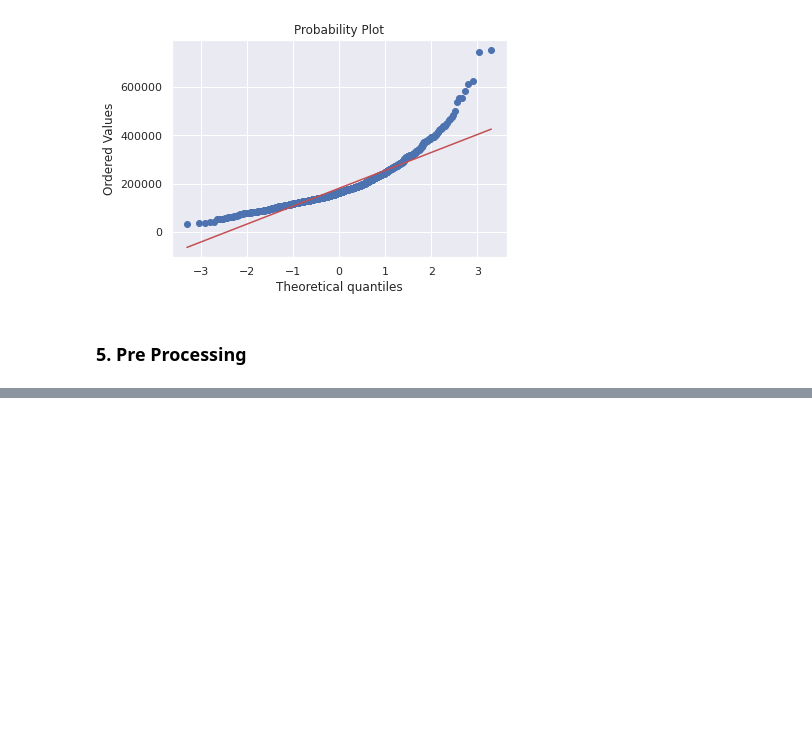
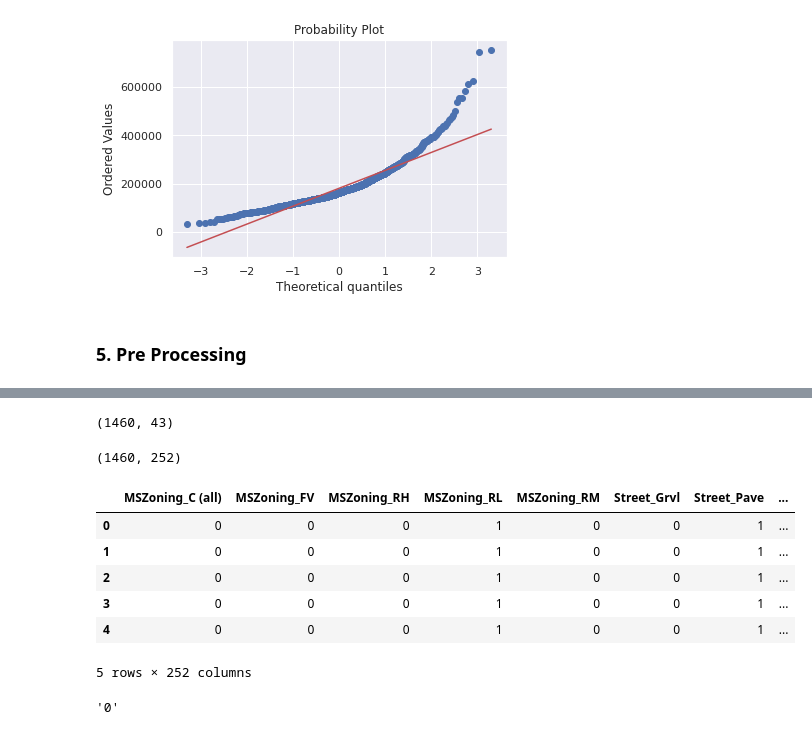
Before and after one commit to amar-ismail522/Data-Science-Machine-Learning-Work, a Jupyter notebook: Project 3 - House Price Prediction - Linear Regression/House Price Prediction - Linear Regression.ipynb, the cells around one changed output, grey strips where cells are left out. Cells and saved outputs as stored; diff of their text form; code cells hidden in the pictures; blank space fills up the shorter version.

```diff
--- a/Project 3 - House Price Prediction - Linear Regression/House Price Prediction - Linear Regression.ipynb
+++ b/Project 3 - House Price Prediction - Linear Regression/House Price Prediction - Linear Regression.ipynb
@@ -234,0 +320,4 @@ y = train.SalePrice
+# %%
+#Differentiate numerical features (minus the target) and categorical features
+categorical_features = train.select_dtypes(include=['object']).columns
+categorical_features
@@ -234,0 +348,6 @@ y = train.SalePrice
+# %%
+numerical_features = numerical_features.drop(['SalePrice'])
+print('Numerical features: '+ str(len(numerical_features)))
+print('categorical features: '+ str(len(categorical_features)))
+train_num = train[numerical_features]
+train_cat = train[categorical_features]
@@ -234,0 +416,24 @@ y = train.SalePrice
+# %%
+# create dummy features for categorical values via one-hot encoding
+train_cat.shape
+# %% [output]
+(1460, 43)
+# %%
+train_cat = pd.get_dummies(train_cat)
+train_cat.shape
+# %% [output]
+(1460, 252)
+# %%
+train_cat.head()
+# %% [output]
+|  | MSZoning_C (all) | MSZoning_FV | MSZoning_RH | MSZoning_RL | MSZoning_RM | Street_Grvl | Street_Pave | ... |
+| 0 | 0 | 0 | 0 | 1 | 0 | 0 | 1 | ... |
+| 1 | 0 | 0 | 0 | 1 | 0 | 0 | 1 | ... |
+| 2 | 0 | 0 | 0 | 1 | 0 | 0 | 1 | ... |
+| 3 | 0 | 0 | 0 | 1 | 0 | 0 | 1 | ... |
+| 4 | 0 | 0 | 0 | 1 | 0 | 0 | 1 | ... |
+5 rows × 252 columns
+# %%
+str(train_cat.isnull().values.sum())
+# %% [output]
+'0'
```
Also changed, not shown: parts of 16 cells of this notebook.
